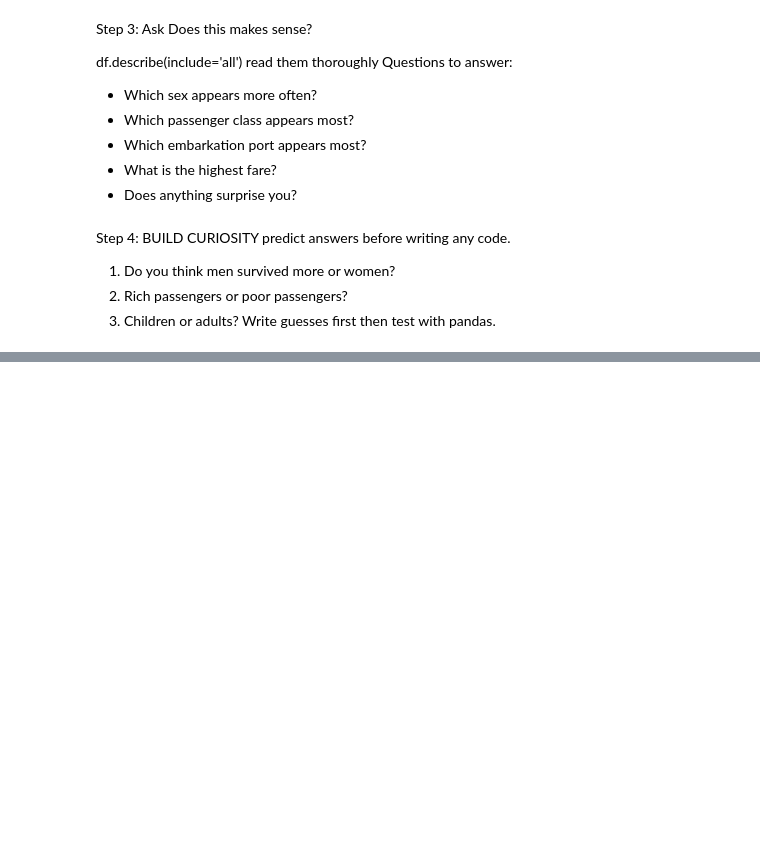
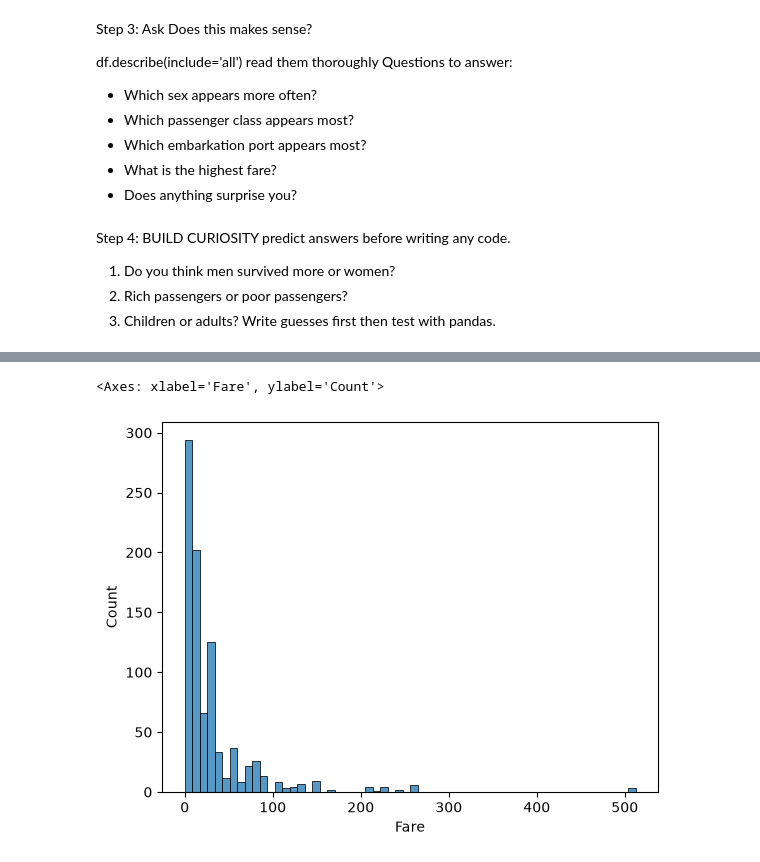
Before and after one commit to C4naryS0ck/ideal-carnival, a Jupyter notebook: titanic_dataset.ipynb, the cells around one changed output, grey strips where cells are left out. Drawn from its saved outputs; the diff is of its cells as text; code cells hidden in the pictures; blank space fills up the shorter version.

```diff
--- a/titanic_dataset.ipynb
+++ b/titanic_dataset.ipynb
@@ -285,0 +472,2 @@ Write guesses first then test with pandas.
+# %%
+df.drop(columns= ['PassengerId'],inplace=True)
@@ -285,0 +479,2 @@ Write guesses first then test with pandas.
+# %%
+df.drop(columns= ['Ticket'],inplace= True)
@@ -285,0 +500,2 @@ Write guesses first then test with pandas.
+# %%
+df['Deck'] = df['Deck'].apply(lambda x: 0 if x=='Unknown' else 1)
@@ -285,0 +514,2 @@ Write guesses first then test with pandas.
+# %%
+df['FareBin'] = pd.qcut(df['Fare'], 4, labels=['Low','Med','High','VeryHigh'])
@@ -285,0 +536,5 @@ Write guesses first then test with pandas.
+# %%
+sns.histplot(x=df['Fare'])
+# %% [output]
+<Axes: xlabel='Fare', ylabel='Count'>
+[figure, added]
```
Also changed, not shown: parts of 44 cells of this notebook.
